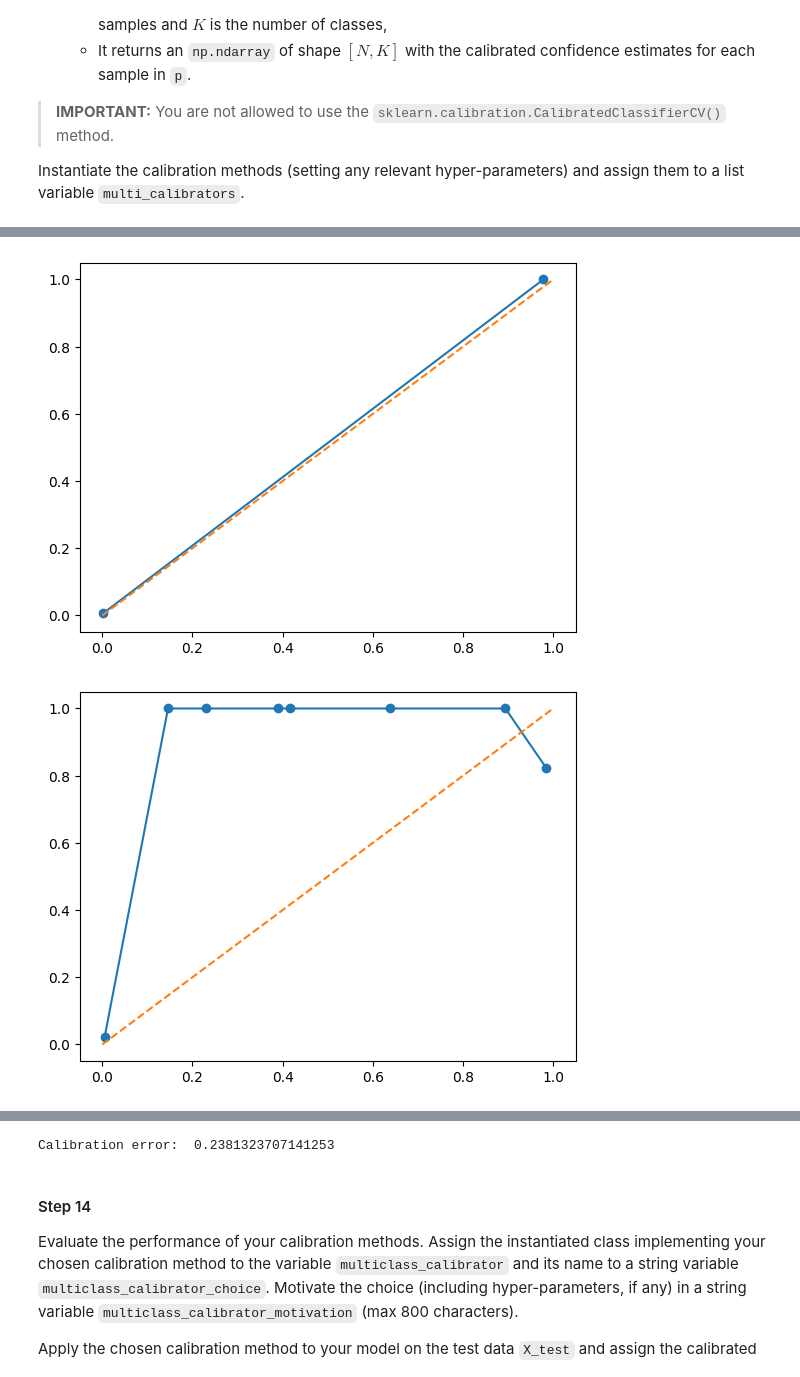
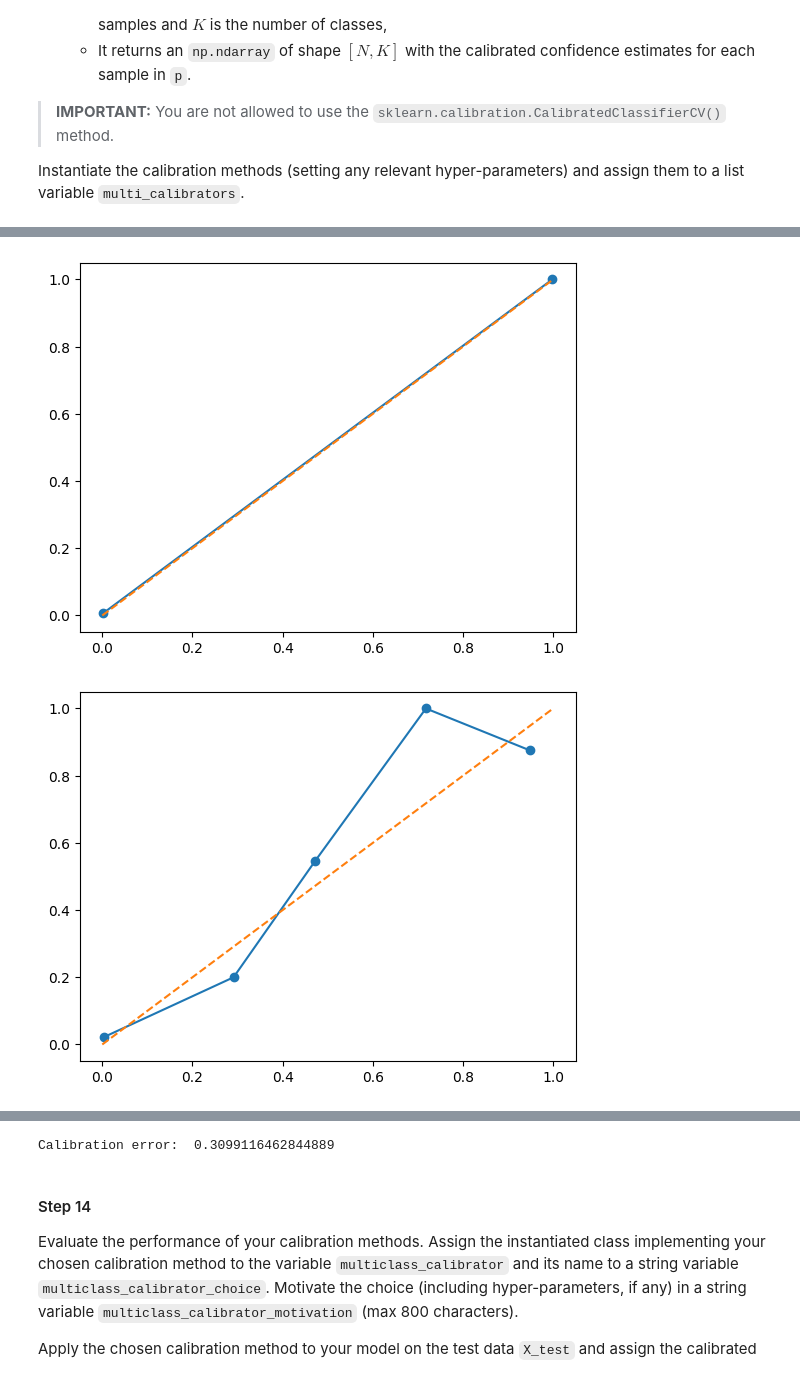
Before and after one commit to enesbkoca/wafer_calibration, a Jupyter notebook: calibration.ipynb, the cells around one changed output, grey strips where cells are left out. Cells and saved outputs as stored; diff of their text form; code cells hidden in the pictures.

Commit message:
OneVsAllCalibration

```diff
--- a/calibration.ipynb
+++ b/calibration.ipynb
@@ -741,7 +741,7 @@ class MCEMulti:
     def score(self, p, y):
         res = []
         for i in range(p.shape[1]):
-            prob_true, prob_pred = calibration_curve(y[:, i], p[:, i], n_bins=10)
+            prob_true, prob_pred = calibration_curve(y[:, i], p[:, i], n_bins=5)
             error = np.max(np.abs(prob_pred - prob_true))
             res.append(error)
 
@@ -798,33 +798,9 @@ Instantiate the calibration methods (setting any relevant hyper-parameters) and
 from sklearn.isotonic import IsotonicRegression
 from sklearn.linear_model import LogisticRegression
 
-# class TemperatureScaling:
-#     def __init__(self):
-#         self.model = LogisticRegression(multi_class='multinomial', solver='lbfgs')
-#
-#     def fit(self, p, y):
-#         # index of the most confident class
-#         idx = np.argmax(p, axis=1)
-#         p_ = p[np.arange(p.shape[0]), idx]
-#         p_ = np.log((p_ + 1e-16) / (1 - p_ + 1e-16)).reshape(-1, 1)
-#         y_ = np.argmax(y, axis=1)
-#         self.model.fit(p_, y_)
-#         return self
-#
-#     def predict_proba(self, p):
-#         idx = np.argmax(p, axis=1)
-#         p_ = p[np.arange(p.shape[0]), idx]
-#         p_ = np.log((p_ + 1e-16) / (1 - p_ + 1e-16)).reshape(-1, 1)
-#
-#         predictions = self.model.predict_proba(p_)
-#
-#         assert predictions.shape == p.shape
-#
-#         return predictions
-
 class TemperatureScaling:
     def __init__(self):
-        self.models = [LogisticRegression() for _ in range(6)]
+        self.models = [LogisticRegression(C=1e1) for _ in range(6)]
 
     def fit(self, p, y):
         for i in range(6):
@@ -837,16 +813,50 @@ class TemperatureScaling:
             predictions[:, i] = self.models[i].predict_proba(p[:, i].reshape(-1, 1))[:, 1]
         return predictions
 
+class OneVsAllCalibration:
+    def __init__(self):
+        self.models = None
+
+    def fit(self, p, y):
+        n_samples, n_classes = p.shape
+        self.models = []
+
+        for i in range(n_classes):
+            # Create binary labels for class i
+            binary_y = (y[:, i] == 1).astype(int)
+            # Train logistic regression model for class i
+            model = LogisticRegression(C=1e1, solver='lbfgs')
+            model.fit(p, binary_y)
+            self.models.append(model)
+
+        return self
+
+    def predict_proba(self, p):
+        n_samples = p.shape[0]
+        n_classes = len(self.models)
+        calibrated_proba = np.zeros((n_samples, n_classes))
+
+        for i in range(n_classes):
+            # Predict probabilities using the binary classifier for class i
+            binary_proba = self.models[i].predict_proba(p)[:, 1]
+            # Assign calibrated probabilities for class i
+            calibrated_proba[:, i] = binary_proba
+
+        return calibrated_proba
+
 
 multi_metric = MCEMulti()
 
 
-model = TemperatureScaling().fit(train_multi_uncalibrated_p, y_train_one_hot)
+multi_calibrated_p = OneVsAllCalibration().fit(train_multi_uncalibrated_p, y_train_one_hot)\
+                        .predict_proba(multi_uncalibrated_p)
 
-multi_calibrated_p = model.predict_proba(multi_uncalibrated_p)
+# print(multi_calibrated_p)
 
+multi_calibrated_p_2 = TemperatureScaling().fit(train_multi_uncalibrated_p, y_train_one_hot)\
+                        .predict_proba(multi_uncalibrated_p)
 
-
+# print(multi_calibrated_p_2)
 
 multi_calibrated = multi_metric.score(multi_calibrated_p, y_test_one_hot)
 print("Calibration error: ", multi_calibrated)
@@ -855,2 +865,2 @@ print("Calibration error: ", multi_calibrated)
-[figure, old version]
+[figure, new version]
-[figure, old version]
+[figure, new version]
@@ -860,4 +870,4 @@ print("Calibration error: ", multi_calibrated)
-Calibration error:  0.2381323707141253
+Calibration error:  0.3099116462844889
 # %%
 #// END_TODO [STEP_13]
 # %% [markdown]
```
Also changed, not shown: parts of 11 cells of this notebook.
